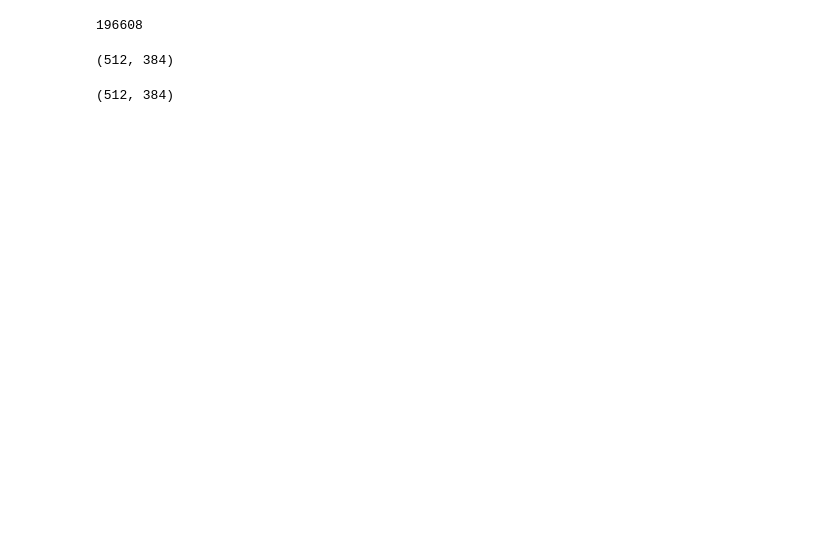
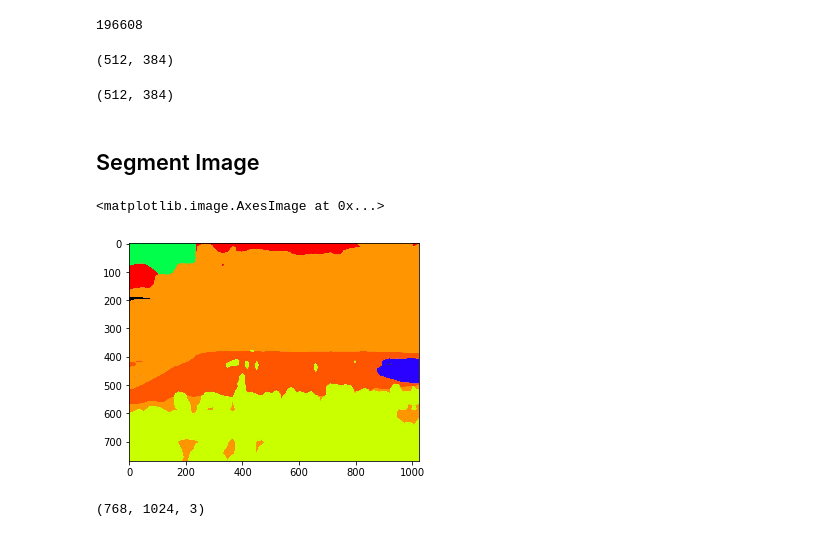
Before and after one commit to lixx2938/MegaDepth, a Jupyter notebook: depth_maps.ipynb, the cells around one changed output. Saved outputs shown, nothing was run; the diff lists cells and outputs as text; code cells hidden in the pictures; blank space fills up the shorter version.

```diff
--- a/depth_maps.ipynb
+++ b/depth_maps.ipynb
@@ -260,3 +395,5 @@ points.shape
 (512, 384)
 # %%
 np.savetxt()
+# %% [markdown]
+## Segment Image
@@ -262,0 +404,11 @@ np.savetxt()
+# %%
+# opencv stores colors as bgr by default
+im = cv.imread("/Users/Hallee/Desktop/michigan_seg.jpg")
+plt.imshow(im[:,:,::-1])
+# %% [output]
+<matplotlib.image.AxesImage at 0x...>
+[figure, added]
+# %%
+im.shape
+# %% [output]
+(768, 1024, 3)
```
Also changed, not shown: parts of 51 cells of this notebook, 4 other files.
